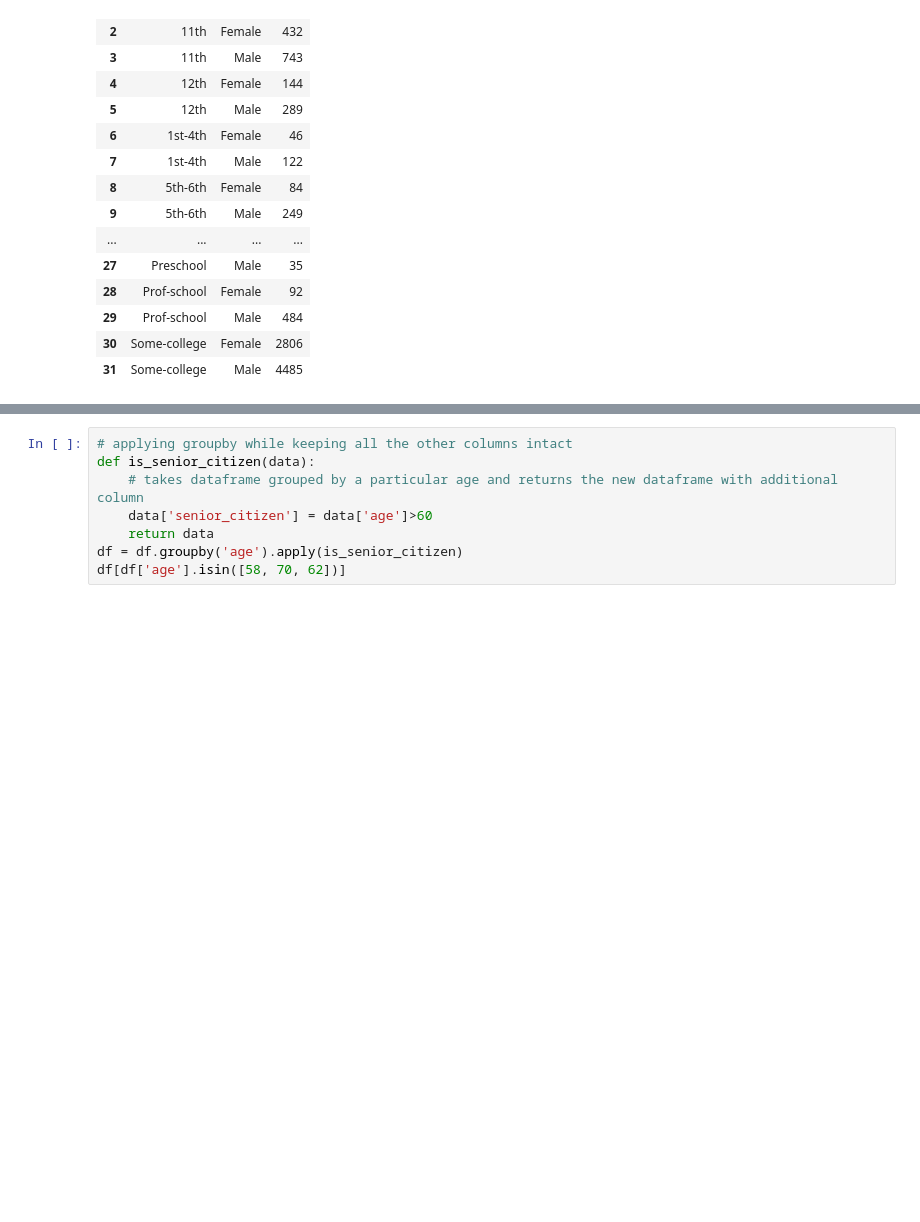
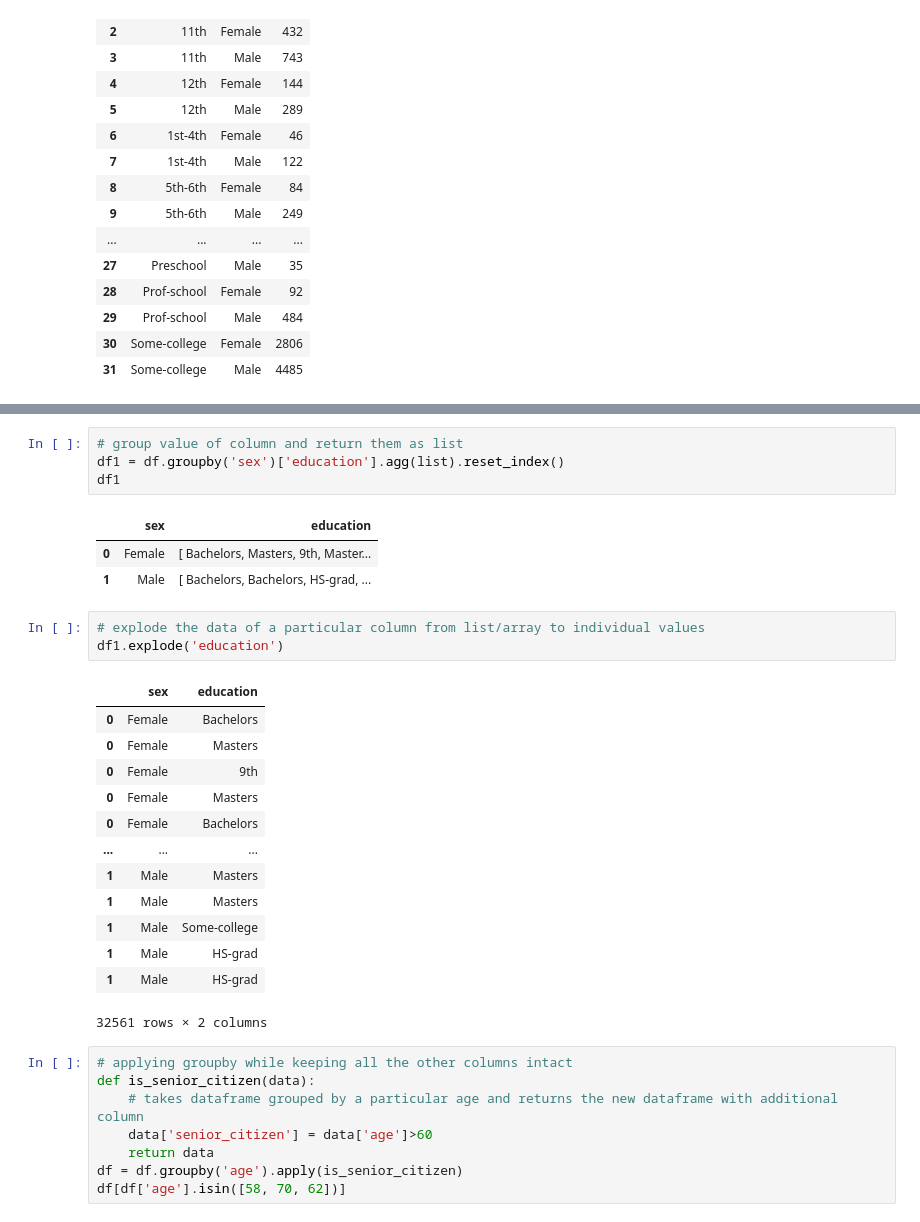
Before and after one commit to AbhinavJhanwar/Python-Tutorials, a Jupyter notebook: pandas.ipynb, the cells around one changed output, grey strips where cells are left out. Cells and saved outputs as stored; diff of their text form; blank space fills up the shorter version.

Commit message:
adding sample, agg(list) and explode codes

```diff
--- a/pandas.ipynb
+++ b/pandas.ipynb
@@ -205,6 +208,31 @@ df.groupby('education')['age'].describe().transpose()
 | 50% | 34.000000 | 28.000000 | 28.000000 | 46.000000 | 42.000000 | 50.00000 | 39.000000 | 36.000000 | 37.000000 | 37.000000 | ... |
 | 75% | 52.000000 | 43.000000 | 41.000000 | 57.000000 | 54.000000 | 61.00000 | 54.000000 | 44.000000 | 46.000000 | 46.000000 | ... |
 | max | 90.000000 | 90.000000 | 79.000000 | 90.000000 | 84.000000 | 90.00000 | 90.000000 | 90.000000 | 84.000000 | 90.000000 | ... |
+# %%
+# group value of column and return them as list
+df1 = df.groupby('sex')['education'].agg(list).reset_index()
+df1
+# %% [output]
+|  | sex | education |
+| 0 | Female | [ Bachelors, Masters, 9th, Master... |
+| 1 | Male | [ Bachelors, Bachelors, HS-grad, ... |
+# %%
+# explode the data of a particular column from list/array to individual values
+df1.explode('education')
+# %% [output]
+|  | sex | education |
+| 0 | Female | Bachelors |
+| 0 | Female | Masters |
+| 0 | Female | 9th |
+| 0 | Female | Masters |
+| 0 | Female | Bachelors |
+| ... | ... | ... |
+| 1 | Male | Masters |
+| 1 | Male | Masters |
+| 1 | Male | Some-college |
+| 1 | Male | HS-grad |
+| 1 | Male | HS-grad |
+32561 rows × 2 columns
 # %%
 # applying groupby while keeping all the other columns intact
 def is_senior_citizen(data):
```
Also changed, not shown: parts of 3 cells of this notebook.
